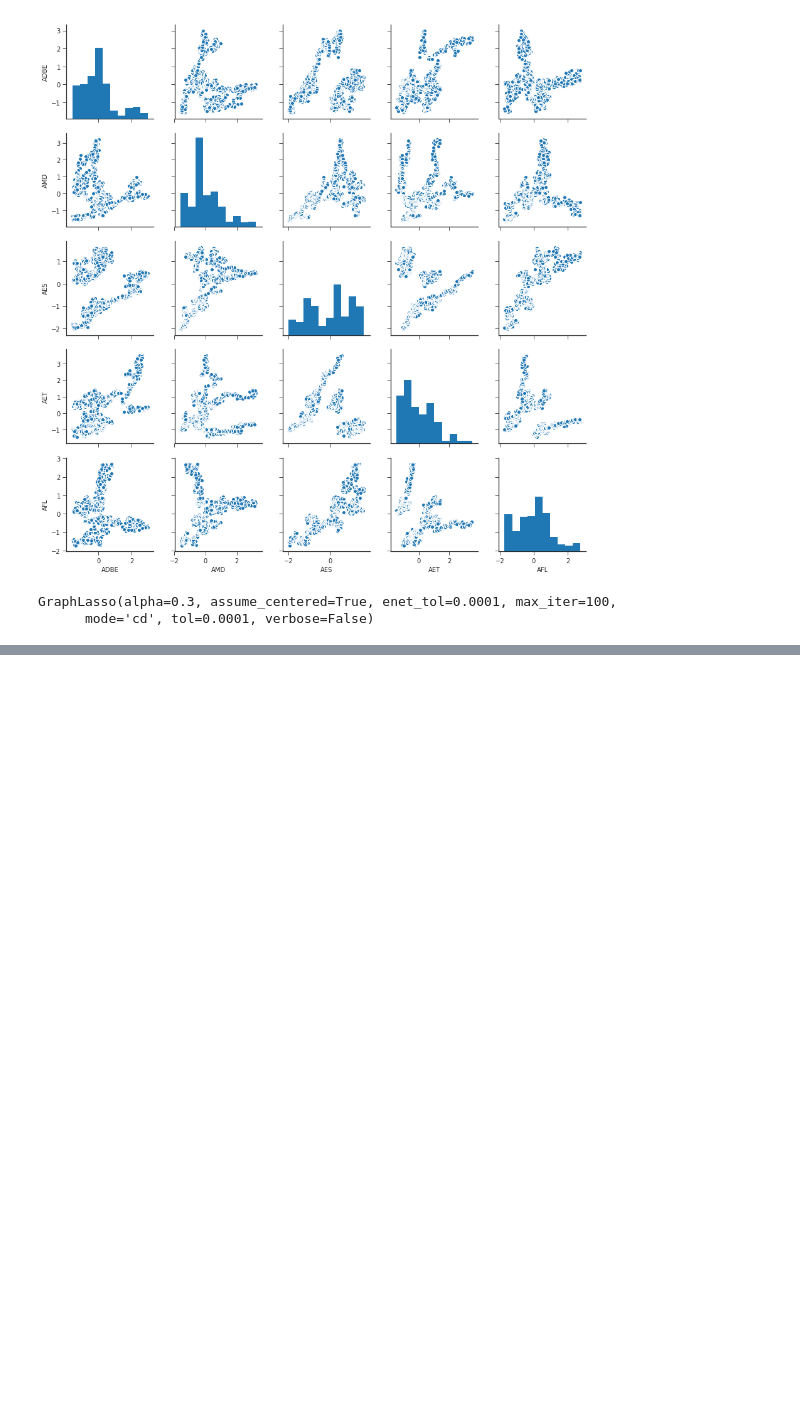
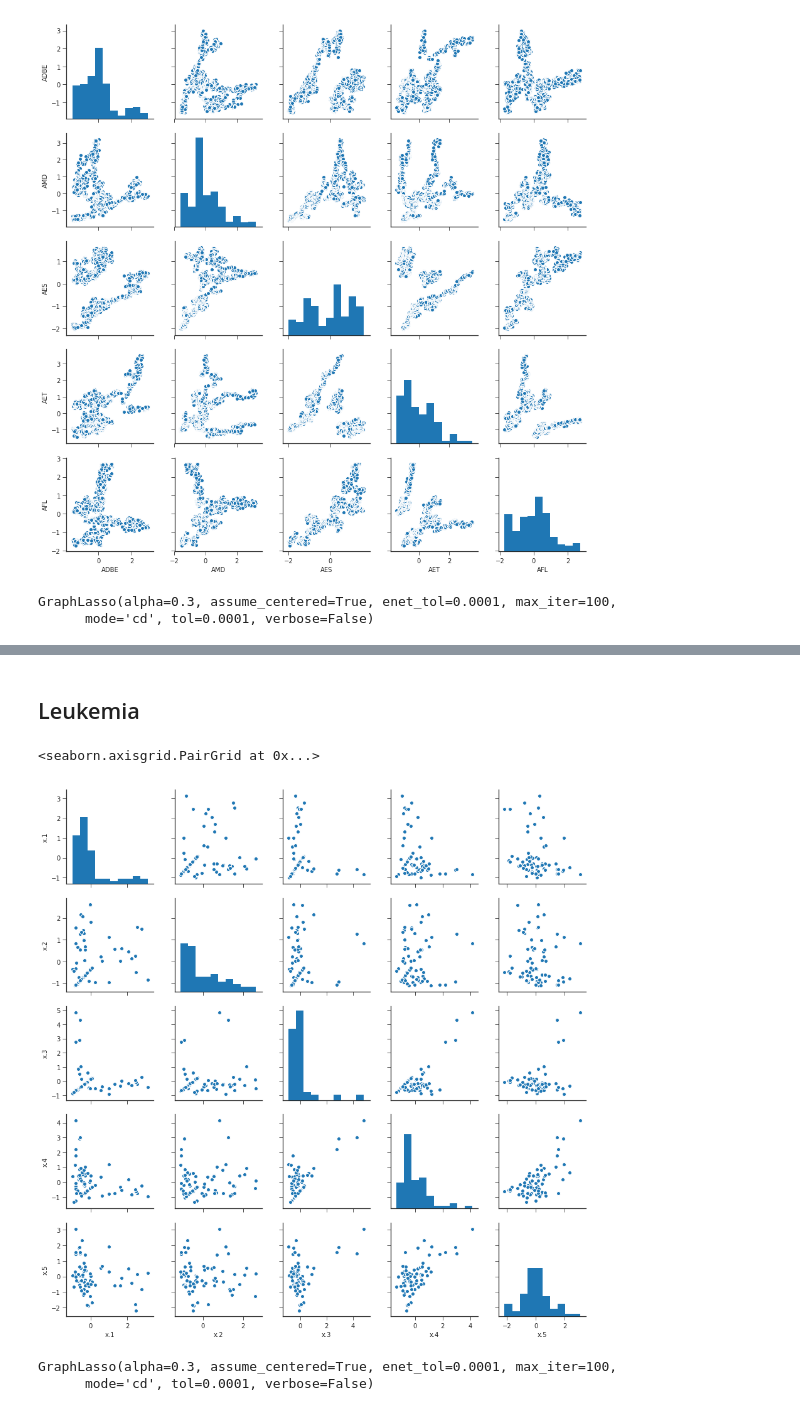
Before and after one commit to y-takashina/density_ratio, a Jupyter notebook: mi-real-data.ipynb, the cells around one changed output, grey strips where cells are left out. Drawn from its saved outputs; the diff is of its cells as text; code cells hidden in the pictures; blank space fills up the shorter version.

```diff
--- a/mi-real-data.ipynb
+++ b/mi-real-data.ipynb
@@ -170,0 +143,18 @@ plt.savefig('output/heat-real-stock-1.png', dpi=120)
+# %% [markdown]
+## Leukemia
+# %%
+df = pd.read_csv('data/leukemia.csv', index_col=0)
+df = (df - df.mean()) / df.std()
+df = df[df.columns[1:6]]
+X = df.values
+# %%
+sns.pairplot(df)
+# %% [output]
+<seaborn.axisgrid.PairGrid at 0x...>
+[figure, added]
+# %%
+model = sklearn.covariance.GraphLasso(alpha=0.3, assume_centered=True)
+model.fit(df.values)
+# %% [output]
+GraphLasso(alpha=0.3, assume_centered=True, enet_tol=0.0001, max_iter=100,
+      mode='cd', tol=0.0001, verbose=False)
```
Also changed, not shown: parts of 16 cells of this notebook, 2 other files.
